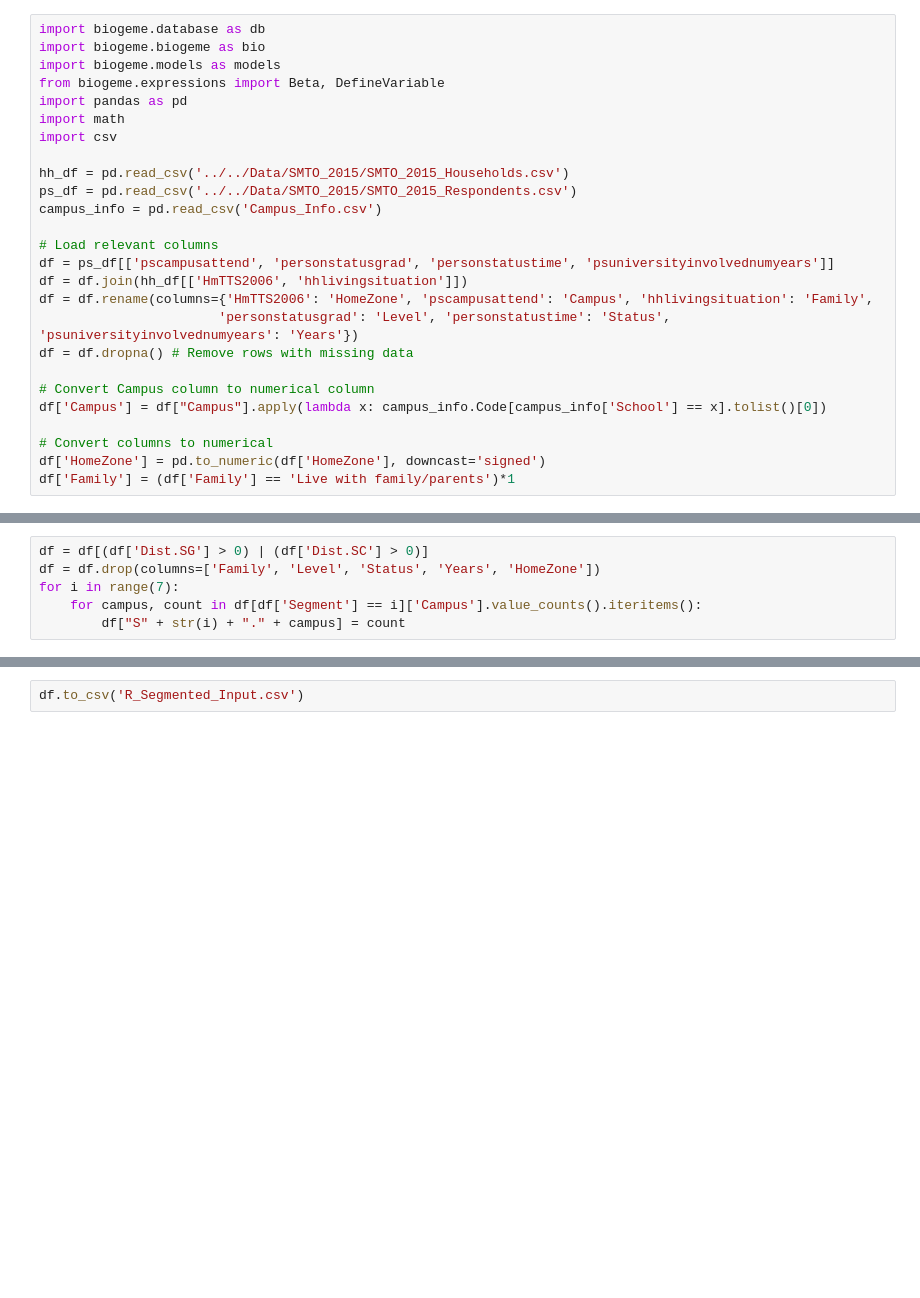
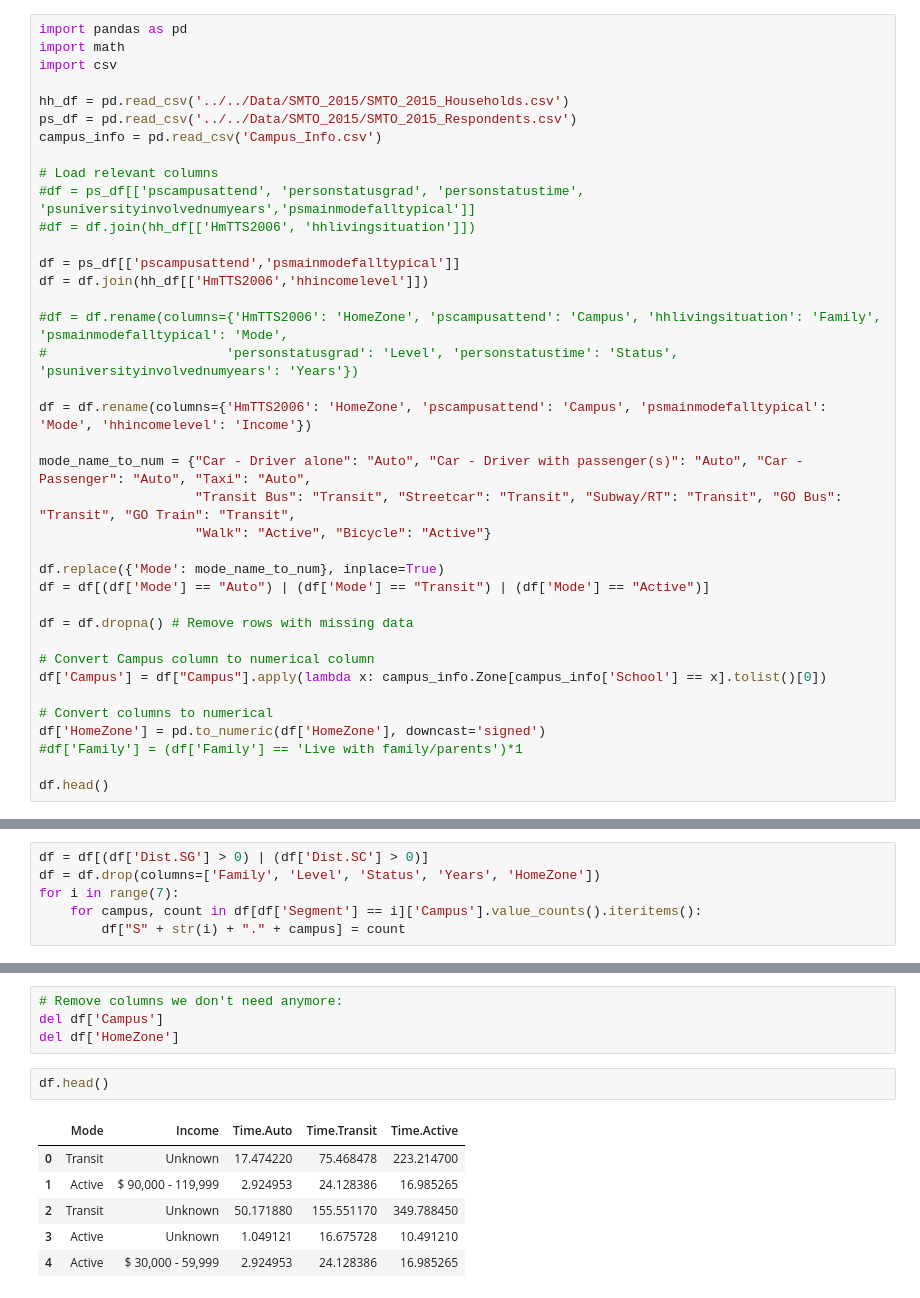
Before and after one commit to gonzaloMS-2000/PORPOS-TMG, a Jupyter notebook: R_Logit_Models/Location_Choice/Create_Data_File.ipynb, the cells around one changed output, grey strips where cells are left out. Drawn from its saved outputs; the diff is of its cells as text; blank space fills up the shorter version.

```diff
--- a/R_Logit_Models/Location_Choice/Create_Data_File.ipynb
+++ b/R_Logit_Models/Location_Choice/Create_Data_File.ipynb
@@ -1,8 +1,4 @@
 # %%
-import biogeme.database as db
-import biogeme.biogeme as bio
-import biogeme.models as models
-from biogeme.expressions import Beta, DefineVariable
 import pandas as pd
 import math
 import csv
@@ -12,15 +8,31 @@ ps_df = pd.read_csv('../../Data/SMTO_2015/SMTO_2015_Respondents.csv')
 campus_info = pd.read_csv('Campus_Info.csv')
 
 # Load relevant columns
-df = ps_df[['pscampusattend', 'personstatusgrad', 'personstatustime', 'psuniversityinvolvednumyears']]
-df = df.join(hh_df[['HmTTS2006', 'hhlivingsituation']])
-df = df.rename(columns={'HmTTS2006': 'HomeZone', 'pscampusattend': 'Campus', 'hhlivingsituation': 'Family',
-                       'personstatusgrad': 'Level', 'personstatustime': 'Status', 'psuniversityinvolvednumyears': 'Years'})
+#df = ps_df[['pscampusattend', 'personstatusgrad', 'personstatustime', 'psuniversityinvolvednumyears','psmainmodefalltypical']]
+#df = df.join(hh_df[['HmTTS2006', 'hhlivingsituation']])
+
+df = ps_df[['pscampusattend','psmainmodefalltypical']]
+df = df.join(hh_df[['HmTTS2006','hhincomelevel']])
+
+#df = df.rename(columns={'HmTTS2006': 'HomeZone', 'pscampusattend': 'Campus', 'hhlivingsituation': 'Family', 'psmainmodefalltypical': 'Mode',
+#                       'personstatusgrad': 'Level', 'personstatustime': 'Status', 'psuniversityinvolvednumyears': 'Years'})
+
+df = df.rename(columns={'HmTTS2006': 'HomeZone', 'pscampusattend': 'Campus', 'psmainmodefalltypical': 'Mode', 'hhincomelevel': 'Income'})
+
+mode_name_to_num = {"Car - Driver alone": "Auto", "Car - Driver with passenger(s)": "Auto", "Car - Passenger": "Auto", "Taxi": "Auto",
+                    "Transit Bus": "Transit", "Streetcar": "Transit", "Subway/RT": "Transit", "GO Bus": "Transit", "GO Train": "Transit",
+                    "Walk": "Active", "Bicycle": "Active"}
+
+df.replace({'Mode': mode_name_to_num}, inplace=True)
+df = df[(df['Mode'] == "Auto") | (df['Mode'] == "Transit") | (df['Mode'] == "Active")]
+
 df = df.dropna() # Remove rows with missing data
 
 # Convert Campus column to numerical column
-df['Campus'] = df["Campus"].apply(lambda x: campus_info.Code[campus_info['School'] == x].tolist()[0])
+df['Campus'] = df["Campus"].apply(lambda x: campus_info.Zone[campus_info['School'] == x].tolist()[0])
 
 # Convert columns to numerical
 df['HomeZone'] = pd.to_numeric(df['HomeZone'], downcast='signed')
-df['Family'] = (df['Family'] == 'Live with family/parents')*1
+#df['Family'] = (df['Family'] == 'Live with family/parents')*1
+
+df.head()
@@ -99,2 +174,13 @@ df
-# %%
-df.to_csv('R_Segmented_Input.csv')
+# %%
+# Remove columns we don't need anymore:
+del df['Campus']
+del df['HomeZone']
+# %%
+df.head()
+# %% [output]
+|  | Mode | Income | Time.Auto | Time.Transit | Time.Active |
+| 0 | Transit | Unknown | 17.474220 | 75.468478 | 223.214700 |
+| 1 | Active | $ 90,000 - 119,999 | 2.924953 | 24.128386 | 16.985265 |
+| 2 | Transit | Unknown | 50.171880 | 155.551170 | 349.788450 |
+| 3 | Active | Unknown | 1.049121 | 16.675728 | 10.491210 |
+| 4 | Active | $ 30,000 - 59,999 | 2.924953 | 24.128386 | 16.985265 |
```
Also changed, not shown: parts of 4 cells of this notebook, 2 other files.
